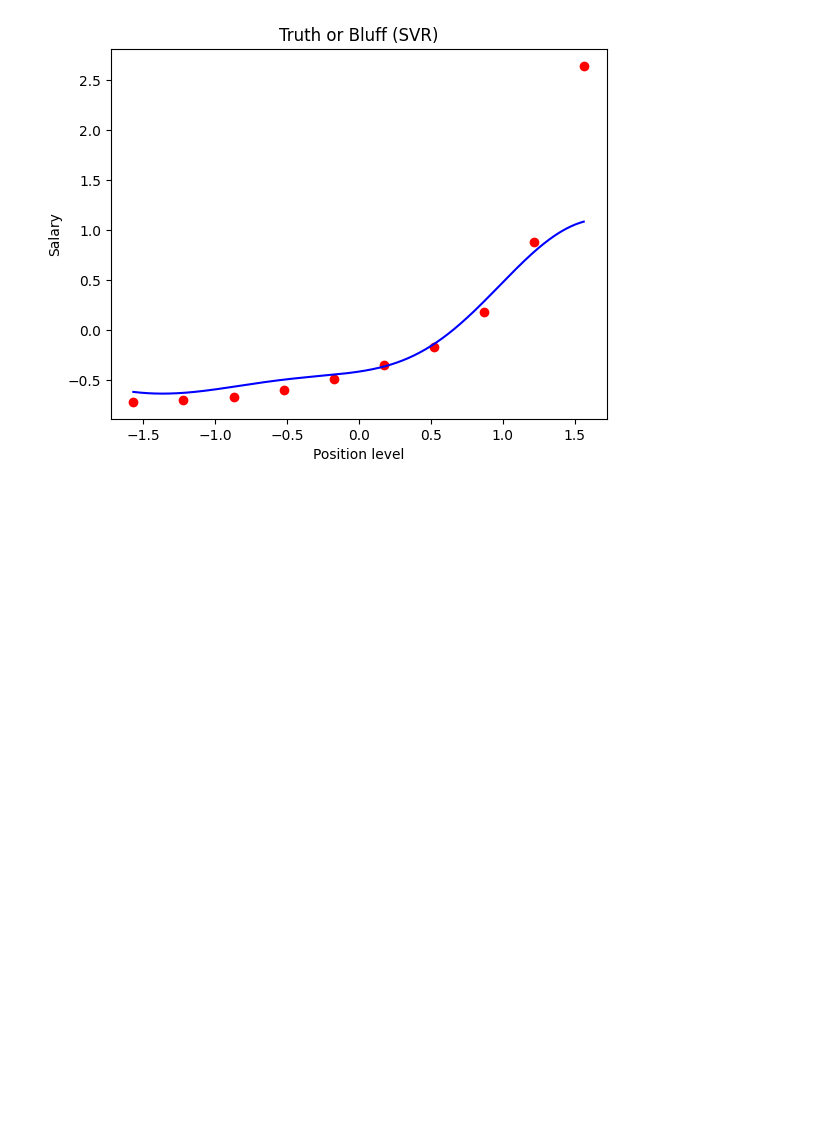
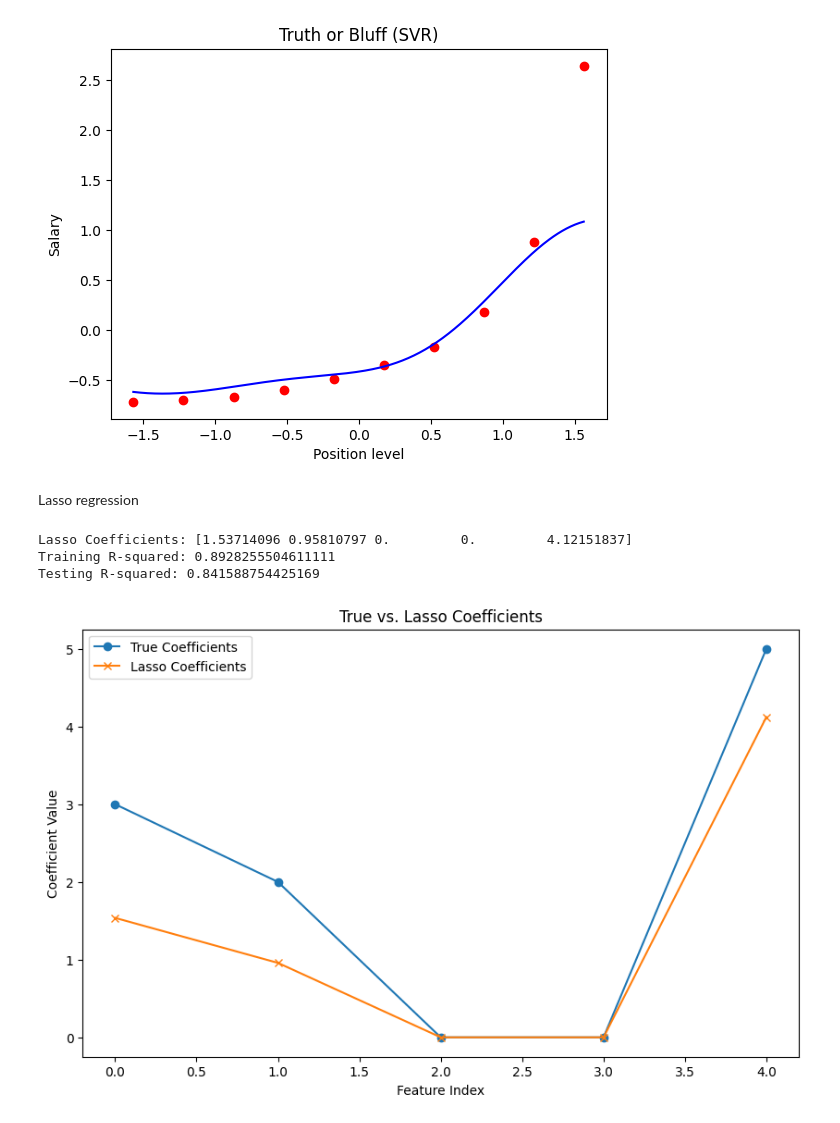
Before and after one commit to chinmayhandi/chinmay, a Jupyter notebook: AIML_Lab_Exercise.ipynb, the cells around one changed output. Cells and saved outputs as stored; diff of their text form; code cells hidden in the pictures; blank space fills up the shorter version.

```diff
--- a/AIML_Lab_Exercise.ipynb
+++ b/AIML_Lab_Exercise.ipynb
@@ -3565,3 +3633,53 @@ plt.ylabel('Salary')
 plt.show()
 # %% [output]
 [figure]
+# %% [markdown]
+Lasso regression
+# %%
+# Import necessary libraries
+import numpy as np
+from sklearn.linear_model import Lasso
+from sklearn.model_selection import train_test_split
+import matplotlib.pyplot as plt
+
+# Generate synthetic data
+np.random.seed(42)
+n_samples, n_features = 100, 5
+X = np.random.randn(n_samples, n_features)
+
+# Create a linear relationship with some noise
+true_coefficients = np.array([3, 2, 0, 0, 5])
+y = X.dot(true_coefficients) + np.random.normal(0, 1, n_samples)
+
+# Split the data into training and testing sets
+X_train, X_test, y_train, y_test = train_test_split(X, y, test_size=0.2, random_state=42)
+
+# Create a Lasso regression model
+lasso = Lasso(alpha=1.0) # Alpha (λ) controls the strength of regularization
+
+# Fit the model on the training data
+lasso.fit(X_train, y_train)
+
+# Print the coefficients
+print("Lasso Coefficients:", lasso.coef_)
+
+# Evaluate the model
+train_score = lasso.score(X_train, y_train)
+test_score = lasso.score(X_test, y_test)
+print("Training R-squared:", train_score)
+print("Testing R-squared:", test_score)
+
+# Plot the true coefficients and the Lasso coefficients
+plt.figure(figsize=(10, 6))
+plt.plot(true_coefficients, label="True Coefficients", marker='o')
+plt.plot(lasso.coef_, label="Lasso Coefficients", marker='x')
+plt.xlabel("Feature Index")
+plt.ylabel("Coefficient Value")
+plt.legend()
+plt.title("True vs. Lasso Coefficients")
+plt.show()
+# %% [output]
+Lasso Coefficients: [1.53714096 0.95810797 0.         0.         4.12151837]
+Training R-squared: 0.8928255504611111
+Testing R-squared: 0.841588754425169
+[figure, added]
```
Also changed, not shown: parts of 9 cells of this notebook.
